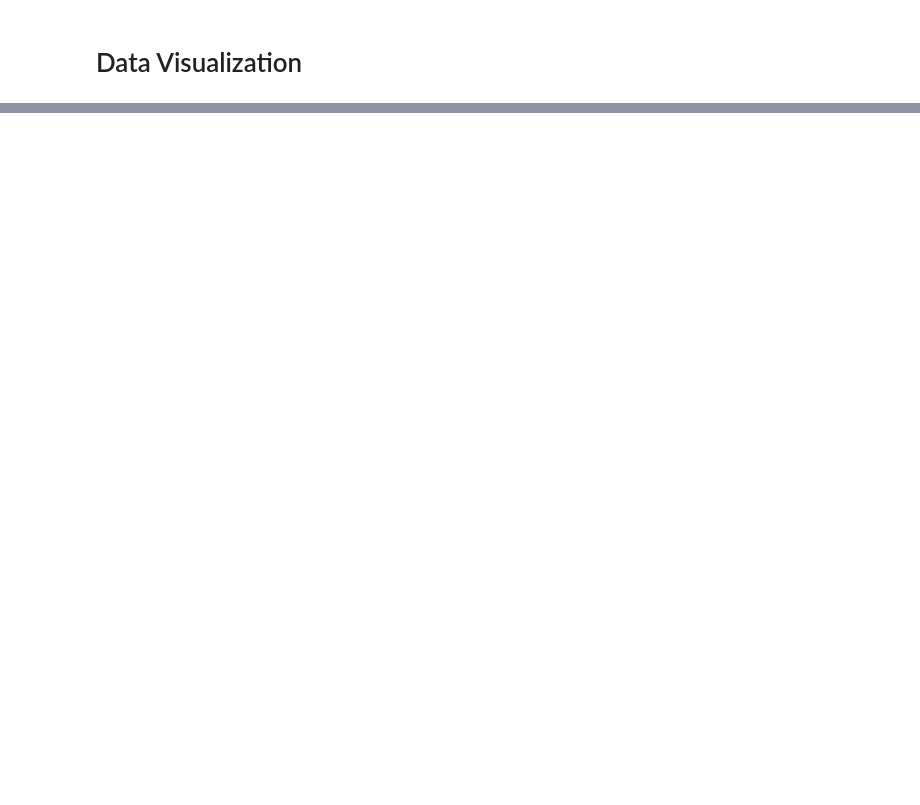
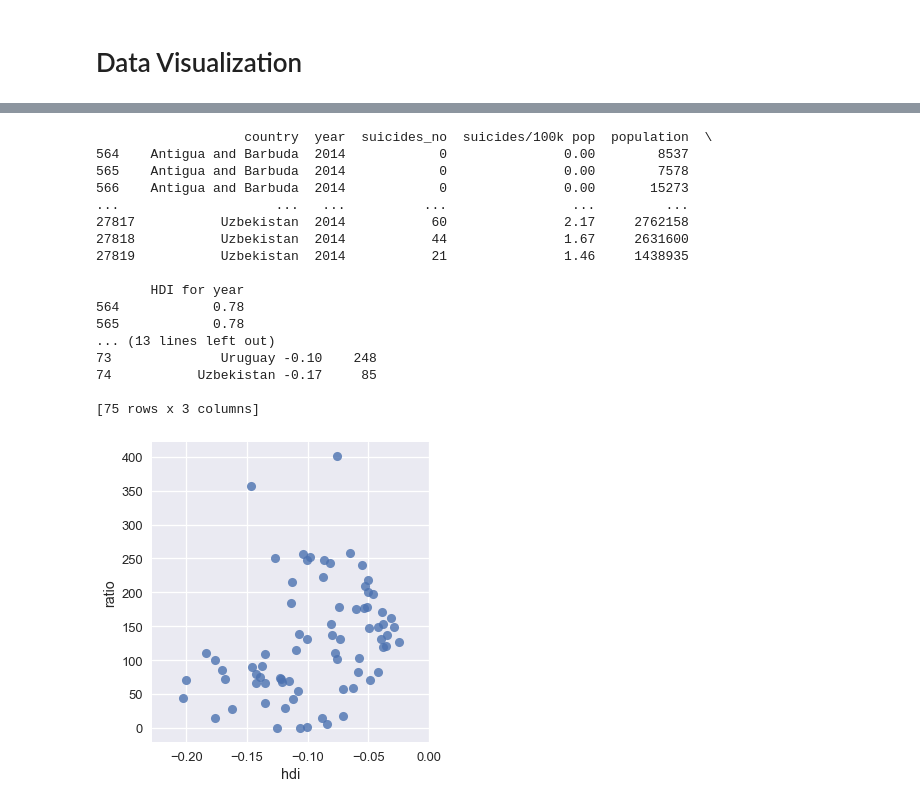
Before and after one commit to WayGold/COGS-108-FinalProject, a Jupyter notebook: FinalProject.ipynb, the cells around one changed output, grey strips where cells are left out. Drawn from its saved outputs; the diff is of its cells as text; code cells hidden in the pictures; blank space fills up the shorter version.

```diff
--- a/FinalProject.ipynb
+++ b/FinalProject.ipynb
@@ -185,0 +227,67 @@ print(year)
+# %%
+# HDI vs Suicide Rate for 2016
+#HDI vs Suicide Rate for 2014
+suicide_hdi = suicide_hdi[suicide_hdi.year == 2014]
+print(suicide_hdi)
+tmp1 = suicide_hdi['country'].unique()
+result3 = dict()
+for i in tmp1:
+    result3[i] = 0
+
+result4 = dict()
+for i in tmp1:
+    result4[i] = 0
+
+for i in suicide_hdi.index:
+    country = suicide_hdi.loc[i,"country"]
+    ratio = suicide_hdi.loc[i,'suicides/100k pop']
+    hdi = suicide_hdi.loc[i,'HDI for year']
+    result3[country]+= ratio
+    result4[country] = hdi
+country=list()
+ratiolist2 = list()
+hdilist = list()
+#print(result3)
+#print(result4)
+import math
+for i in tmp1:
+    ratio = result3[i]
+    hdi = result4[i]
+    country.append(i)
+    ratiolist2.append(int(ratio))
+    #hdi = hdi.replace(',','')
+    hdilist.append(math.log10(float(hdi)))
+data= dict()
+data = {"country":country,"ratio":ratiolist2,"hdi":hdilist}
+#print(data)
+#print(len(country))
+#print(len(ratiolist2))
+#print(len(hdilist))
+df2 = pd.DataFrame(data)
+print(df2)
+#print(ratiolist)
+#print(gdplist)
+df2=df2.set_index("country")
+#print(df1)
+import seaborn as sns
+%matplotlib inline
+sns.lmplot(x='hdi', y='ratio', data=df2,fit_reg=False);
+# %% [output]
+                   country  year  suicides_no  suicides/100k pop  population  \
+564    Antigua and Barbuda  2014            0               0.00        8537
+565    Antigua and Barbuda  2014            0               0.00        7578
+566    Antigua and Barbuda  2014            0               0.00       15273
+...                    ...   ...          ...                ...         ...
+27817           Uzbekistan  2014           60               2.17     2762158
+27818           Uzbekistan  2014           44               1.67     2631600
+27819           Uzbekistan  2014           21               1.46     1438935
+
+       HDI for year
+564            0.78
+565            0.78
+... (13 lines left out)
+73              Uruguay -0.10    248
+74           Uzbekistan -0.17     85
+
+[75 rows x 3 columns]
+[figure, added]
```
Also changed, not shown: parts of 8 cells of this notebook.
